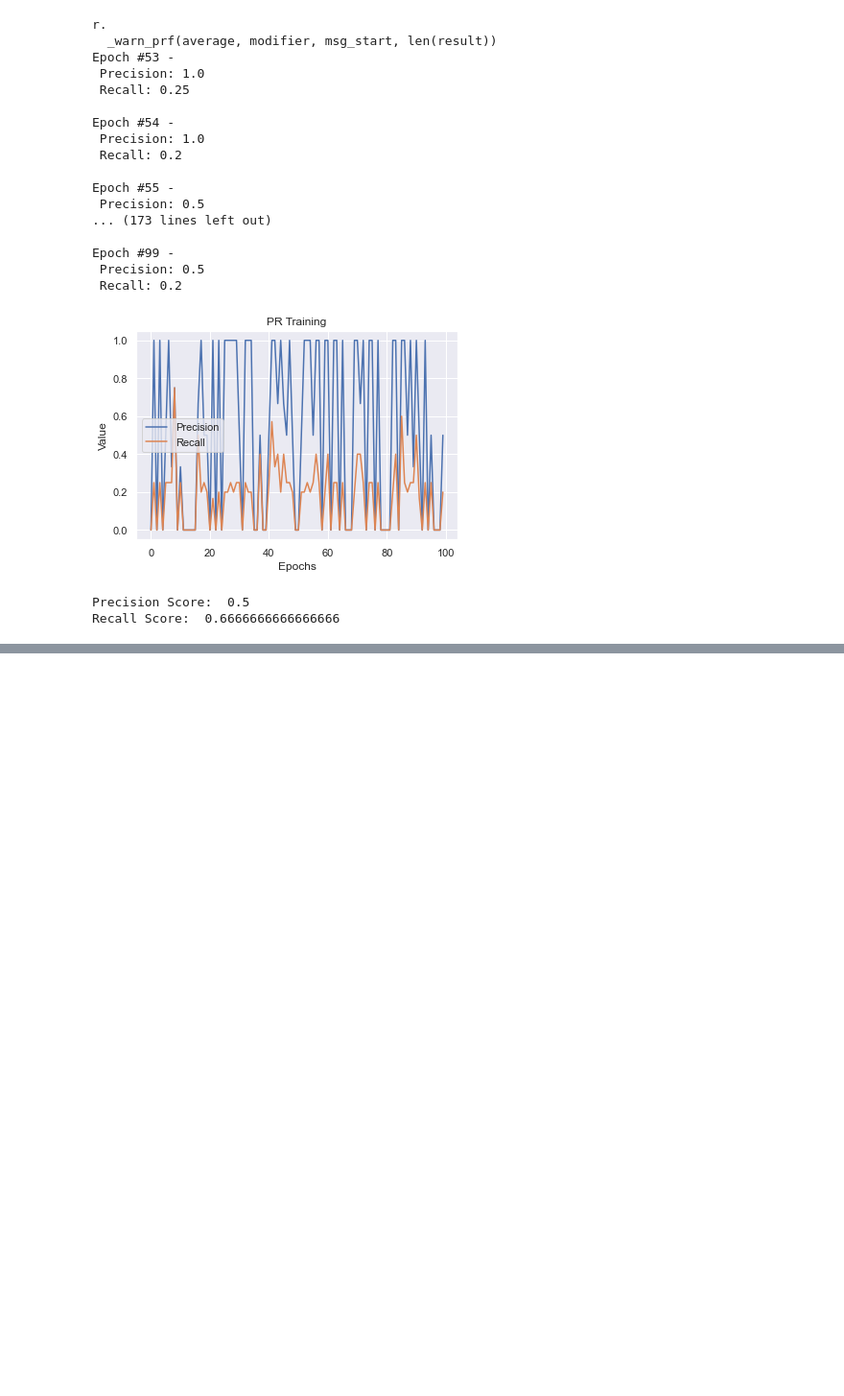
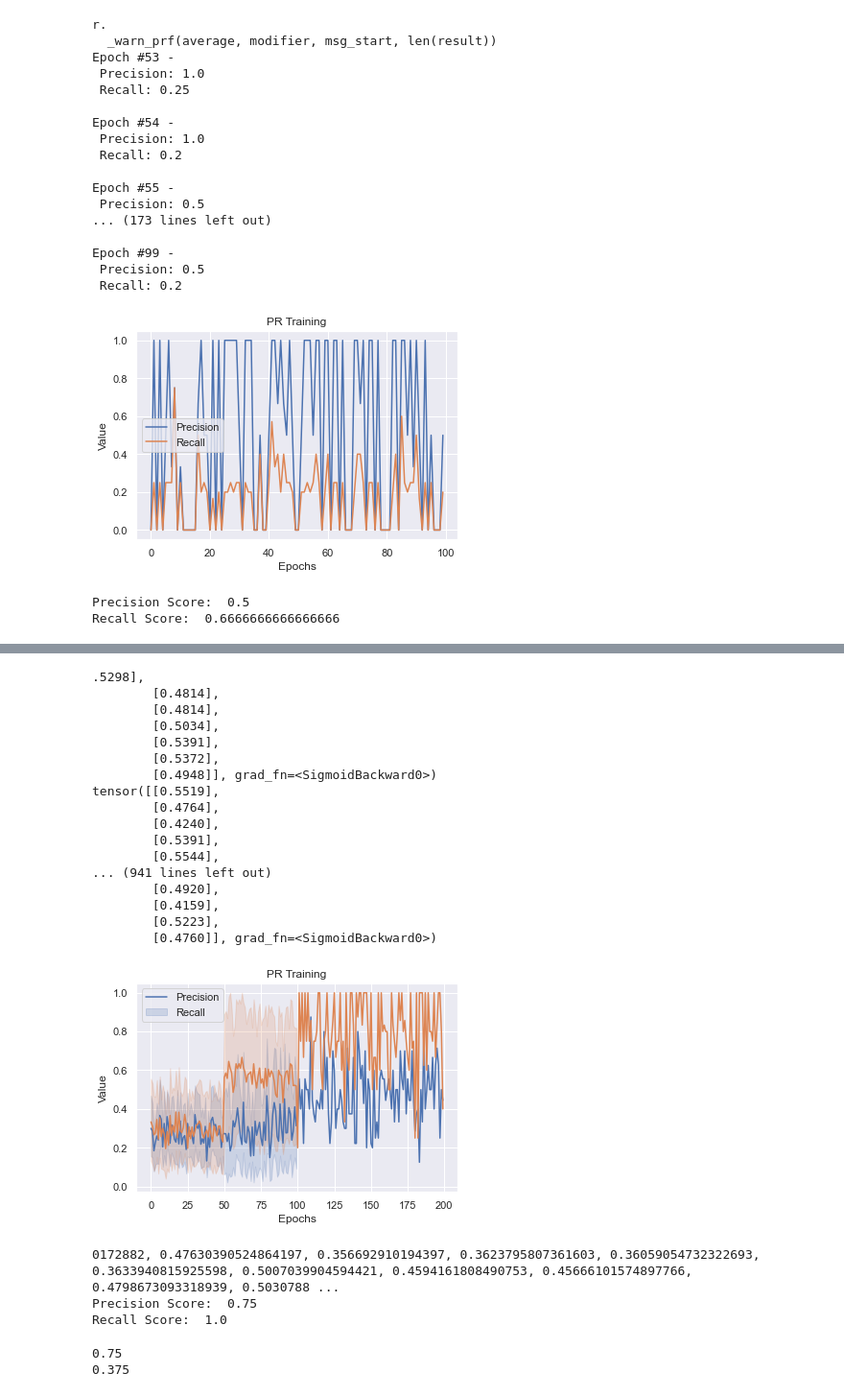
Before and after one commit to Nazarshia2889/Precision-Recall-Adversarial-Network, a Jupyter notebook: src/pran_model/2pranexperiment.ipynb, the cells around one changed output, grey strips where cells are left out. Shown at 96% size. Saved outputs shown, nothing was run; the diff lists cells and outputs as text; code cells hidden in the pictures; blank space fills up the shorter version.

```diff
--- a/src/pran_model/2pranexperiment.ipynb
+++ b/src/pran_model/2pranexperiment.ipynb
@@ -129 +196,50 @@ Precision Score:  0.2
 Recall Score:  0.6666666666666666
+# %%
+import warnings
+warnings.filterwarnings("ignore")
+
+pran2 = PRAN(shape = X_train.shape[1])
+from imblearn.over_sampling import SMOTE
+smote = SMOTE(random_state = 1, sampling_strategy = 1.0)
+X_train_resampled, y_train_resampled = smote.fit_resample(X_train, y_train)
+pran2.fit(X_train = X_train_resampled, y_train = y_train_resampled, epochs = 100, batch_size = 10, lr_pb = 1e-6, lr_rb = 1e-6, l2_pb = 0, l2_rb = 0, beta_pb = 0, beta_rb = 5)
+pran2.plotPR()
+y_pred = pran2.predict(X_test)
+y_pred = (y_pred>0.5).float()
+print("Precision Score: ", precision_score(y_test, y_pred))
+print("Recall Score: ", recall_score(y_test, y_pred))
+# %% [output]
+.5298],
+        [0.4814],
+        [0.4814],
+        [0.5034],
+        [0.5391],
+        [0.5372],
+        [0.4948]], grad_fn=<SigmoidBackward0>)
+tensor([[0.5519],
+        [0.4764],
+        [0.4240],
+        [0.5391],
+        [0.5544],
+... (941 lines left out)
+        [0.4920],
+        [0.4159],
+        [0.5223],
+        [0.4760]], grad_fn=<SigmoidBackward0>)
+[figure, added]
+0172882, 0.47630390524864197, 0.356692910194397, 0.3623795807361603, 0.36059054732322693, 0.3633940815925598, 0.5007039904594421, 0.4594161808490753, 0.45666101574897766, 0.4798673093318939, 0.5030788 ...
+Precision Score:  0.75
+Recall Score:  1.0
+# %%
+transfer_model = TransferModel(X_train.shape[1])
+tensor_x = torch.Tensor(X_train_resampled)
+tensor_y = torch.Tensor(y_train_resampled)
+tensor_x_test = torch.Tensor(X_test)
+tensor_y_test = torch.Tensor(y_test.to_numpy())
+transfer_model.fit(tensor_x, tensor_y, epochs=50, lr=1e-3, batch_size=8)
+precision, recall = transfer_model.evaluate(tensor_x_test, tensor_y_test)
+print(precision)
+print(recall)
+# %% [output]
+0.75
+0.375
```
Also changed, not shown: parts of 30 cells of this notebook, 9 other files.
